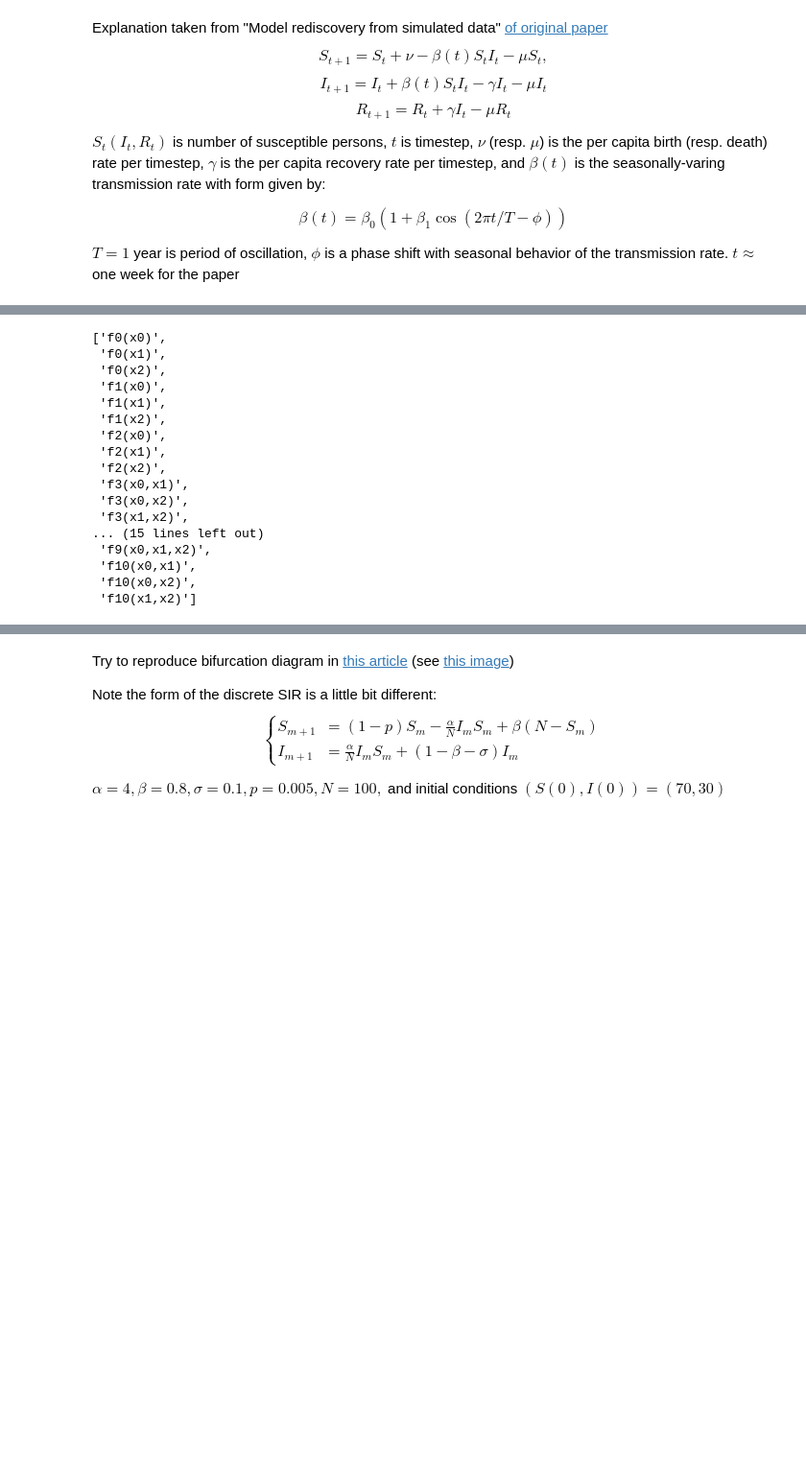
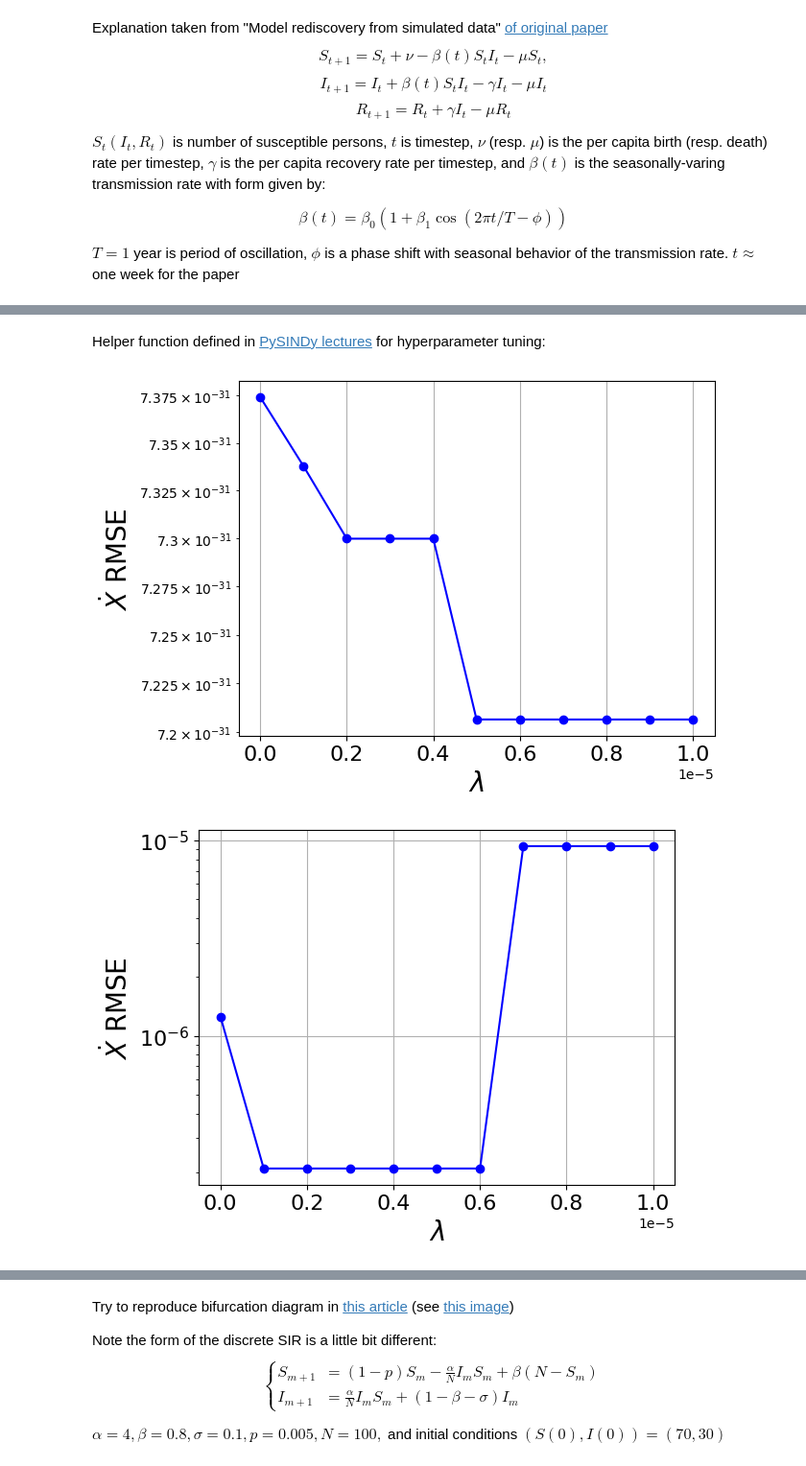
Before and after one commit to rdcarini/AMATH575, a Jupyter notebook: sindy_sandbox.ipynb, the cells around one changed output, grey strips where cells are left out. Shown: that part at 96% size. Drawn from its saved outputs; the diff is of its cells as text; code cells hidden in the pictures; blank space fills up the shorter version.

```diff
--- a/sindy_sandbox.ipynb
+++ b/sindy_sandbox.ipynb
@@ -277,53 +288,0 @@ plt.show()
-# %%
-##############################
-# Construct SINDy model for SIR
-##############################
-
-optimizer = ps.STLSQ(threshold=0.00001)
-
-# Initialize custom SINDy library
-library_functions = [
-    lambda s: s,
-    lambda i: i,
-    lambda s: s * s,
-    lambda s, i: s * i,
-    lambda i: i * i,
-    lambda beta: beta,
-    lambda s, beta: beta * s,
-    lambda i, beta: beta * i,
-    lambda beta, s: beta * s * s,
-    lambda beta, s, i: beta * s * i,
-    lambda beta, i: beta * i * i
-]
-
-x_data = np.transpose(np.array([S,I,beta]))
-lib = ps.CustomLibrary(library_functions=library_functions).fit(x_data)
-# lib.transform(x_data)
-lib.get_feature_names()
-# sir_model = ps.SINDy(
-#     feature_library=lib,
-#     optimizer=optimizer,
-#     feature_names=["S","I","beta"],
-#     discrete_time=True
-# )
-
-# sir_model.fit(x_data, t=t)
-# sir_model.print()
-# %% [output]
-['f0(x0)',
- 'f0(x1)',
- 'f0(x2)',
- 'f1(x0)',
- 'f1(x1)',
- 'f1(x2)',
- 'f2(x0)',
- 'f2(x1)',
- 'f2(x2)',
- 'f3(x0,x1)',
- 'f3(x0,x2)',
- 'f3(x1,x2)',
-... (15 lines left out)
- 'f9(x0,x1,x2)',
- 'f10(x0,x1)',
- 'f10(x0,x2)',
- 'f10(x1,x2)']
@@ -353,0 +289,2 @@ lib = ps.CustomLibrary(library_functions=library_functions).fit(np.array([S,I,be
+# %% [markdown]
+Helper function defined in [PySINDy lectures](https://github.com/dynamicslab/pysindy/blob/master/examples/15_pysindy_lectures.ipynb) for hyperparameter tuning:
@@ -353,0 +323,21 @@ lib = ps.CustomLibrary(library_functions=library_functions).fit(np.array([S,I,be
+# %%
+threshold_scan = np.linspace(10e-10,10e-6,11)
+coefs = []
+
+differentiation_method = ps.FiniteDifference(order=1)
+poly_lib = ps.PolynomialLibrary(degree=3, interaction_only=False)
+
+for i, threshold in enumerate(threshold_scan):
+    sparse_regression_optimizer = ps.STLSQ(threshold=threshold)
+    model = ps.SINDy(feature_names=["S","I","beta"],
+                     feature_library=poly_lib,
+                     discrete_time=True,
+                     optimizer=sparse_regression_optimizer)
+    model.fit(x_data, t=t, u=beta, quiet=True)
+    coefs.append(model.coefficients())
+
+plot_pareto(coefs, sparse_regression_optimizer, model,
+            threshold_scan, x_data, t, beta)
+# %% [output]
+[figure, added]
+[figure, added]
```
Also changed, not shown: parts of 29 cells of this notebook, 1 other file.
